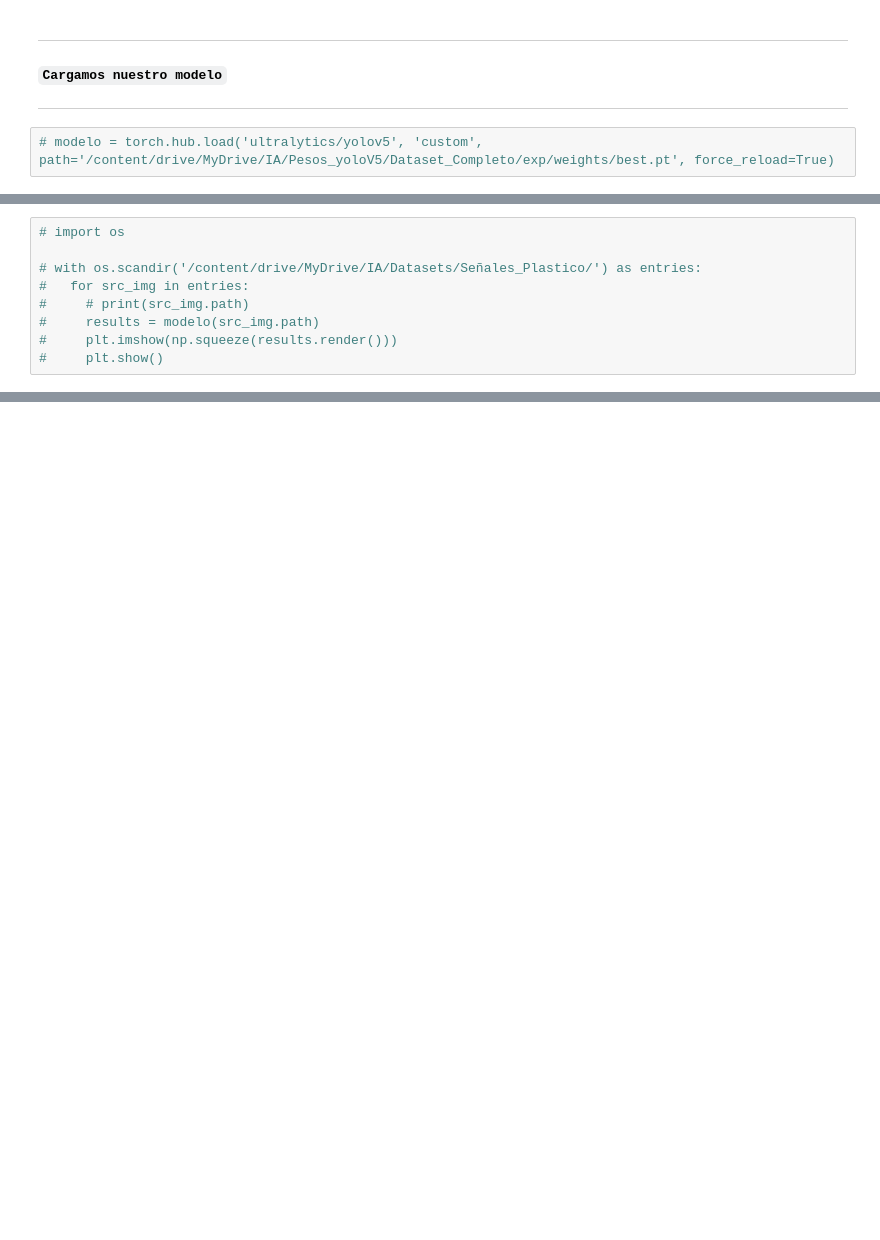
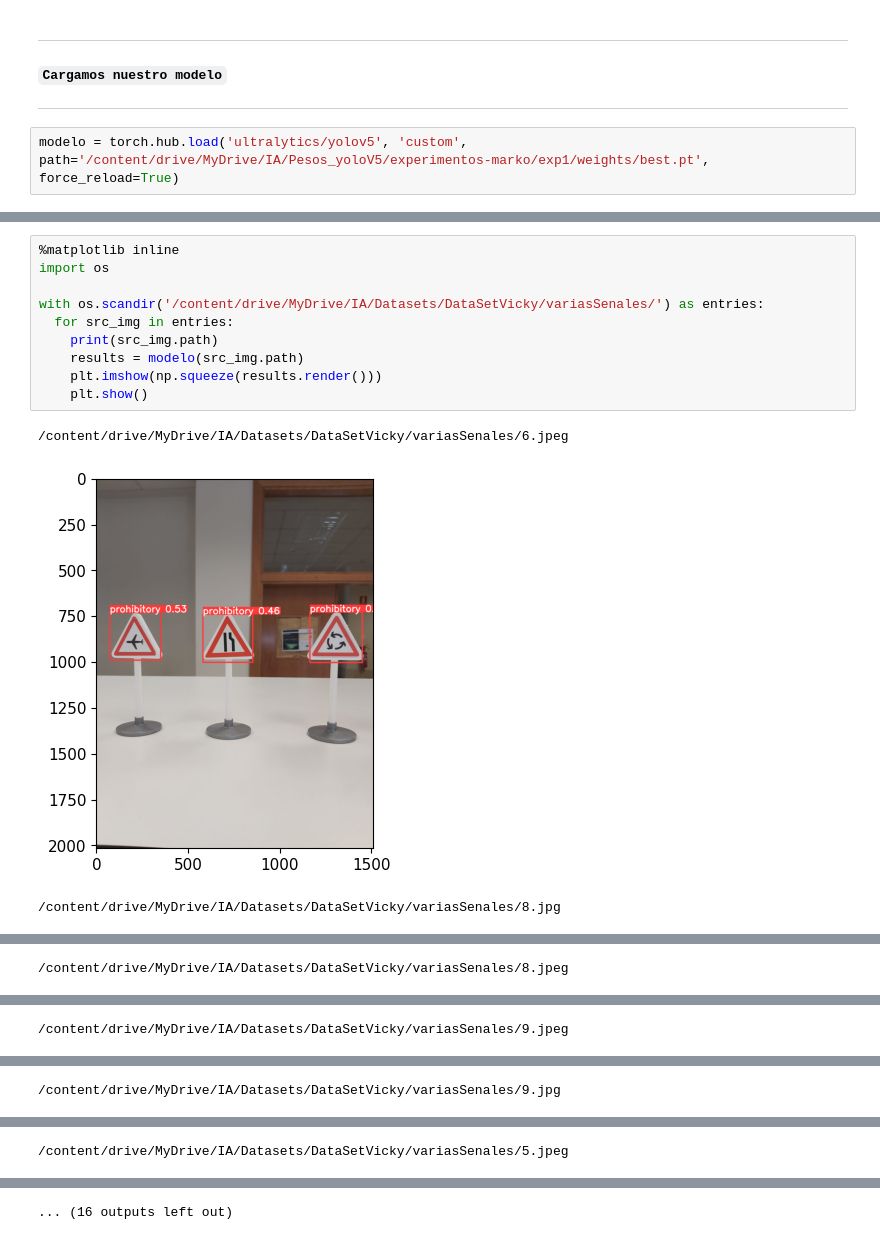
Before and after one commit to Markkolas/TP2, a Jupyter notebook: exp_plastic_con_traffic/exp_plastic_con_traffic.ipynb, the cells around one changed output, grey strips where cells are left out. Cells and saved outputs as stored; diff of their text form; blank space fills up the shorter version.

```diff
--- a/exp_plastic_con_traffic/exp_plastic_con_traffic.ipynb
+++ b/exp_plastic_con_traffic/exp_plastic_con_traffic.ipynb
@@ -213,4 +213,4 @@ KeyboardInterrupt
 **`Cargamos nuestro modelo`**
 ***
 # %%
-# modelo = torch.hub.load('ultralytics/yolov5', 'custom', path='/content/drive/MyDrive/IA/Pesos_yoloV5/Dataset_Completo/exp/weights/best.pt', force_reload=True)
+modelo = torch.hub.load('ultralytics/yolov5', 'custom', path='/content/drive/MyDrive/IA/Pesos_yoloV5/experimentos-marko/exp1/weights/best.pt', force_reload=True)
@@ -217,9 +224,14 @@ KeyboardInterrupt
 # %%
-# import os
+%matplotlib inline
+import os
 
-# with os.scandir('/content/drive/MyDrive/IA/Datasets/Señales_Plastico/') as entries:
-#   for src_img in entries:
-#     # print(src_img.path)
-#     results = modelo(src_img.path)
-#     plt.imshow(np.squeeze(results.render()))
-#     plt.show()
+with os.scandir('/content/drive/MyDrive/IA/Datasets/DataSetVicky/variasSenales/') as entries:
+  for src_img in entries:
+    print(src_img.path)
+    results = modelo(src_img.path)
+    plt.imshow(np.squeeze(results.render()))
+    plt.show()
+# %% [output]
+/content/drive/MyDrive/IA/Datasets/DataSetVicky/variasSenales/6.jpeg
+[figure, added]
+/content/drive/MyDrive/IA/Datasets/DataSetVicky/variasSenales/8.jpg
@@ -225,0 +239 @@ KeyboardInterrupt
+/content/drive/MyDrive/IA/Datasets/DataSetVicky/variasSenales/8.jpeg
@@ -225,0 +241 @@ KeyboardInterrupt
+/content/drive/MyDrive/IA/Datasets/DataSetVicky/variasSenales/9.jpeg
@@ -225,0 +243 @@ KeyboardInterrupt
+/content/drive/MyDrive/IA/Datasets/DataSetVicky/variasSenales/9.jpg
@@ -225,0 +245 @@ KeyboardInterrupt
+/content/drive/MyDrive/IA/Datasets/DataSetVicky/variasSenales/5.jpeg
@@ -225,0 +247 @@ KeyboardInterrupt
+... (16 outputs left out)
```
Also changed, not shown: parts of 7 cells of this notebook.
